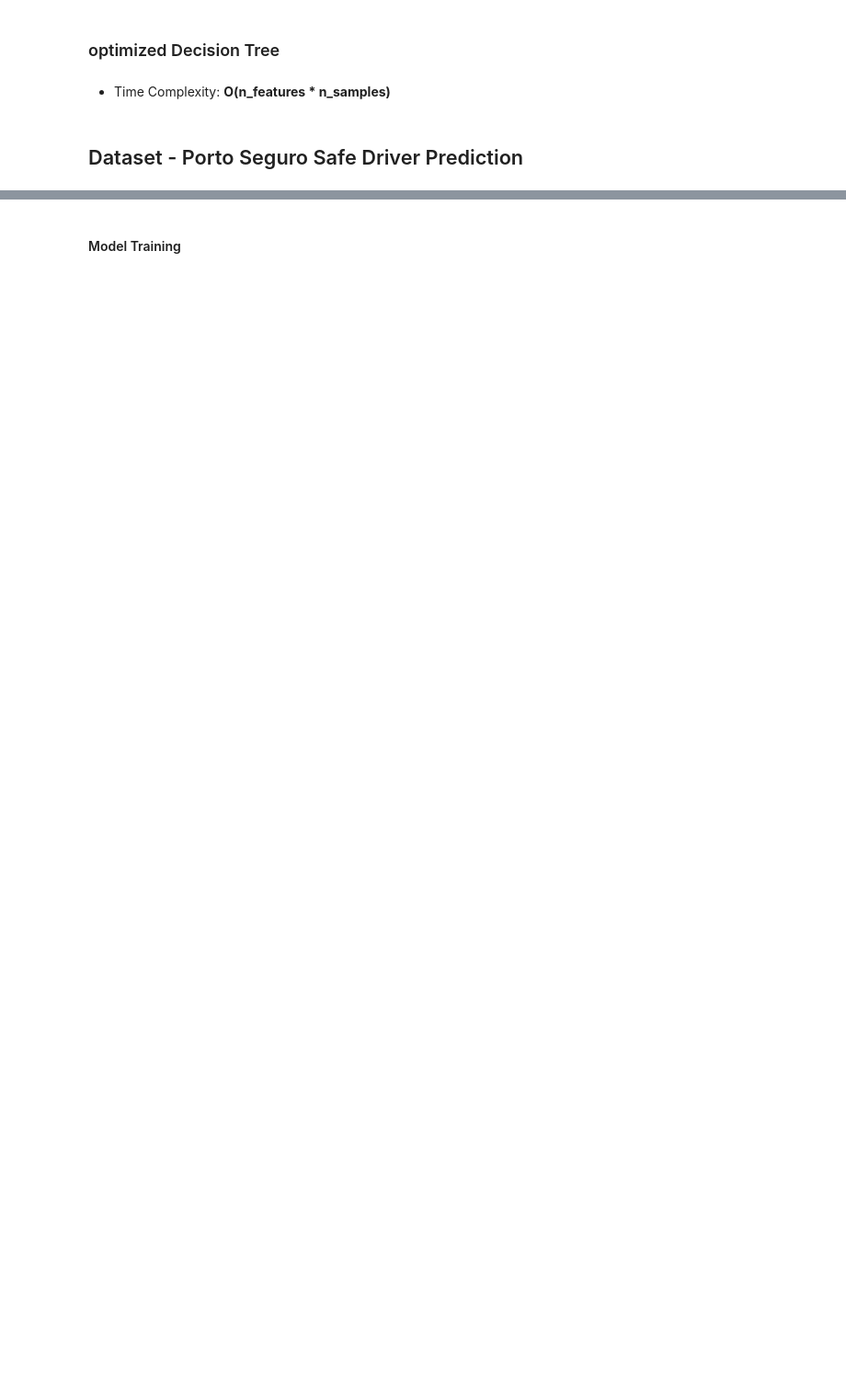
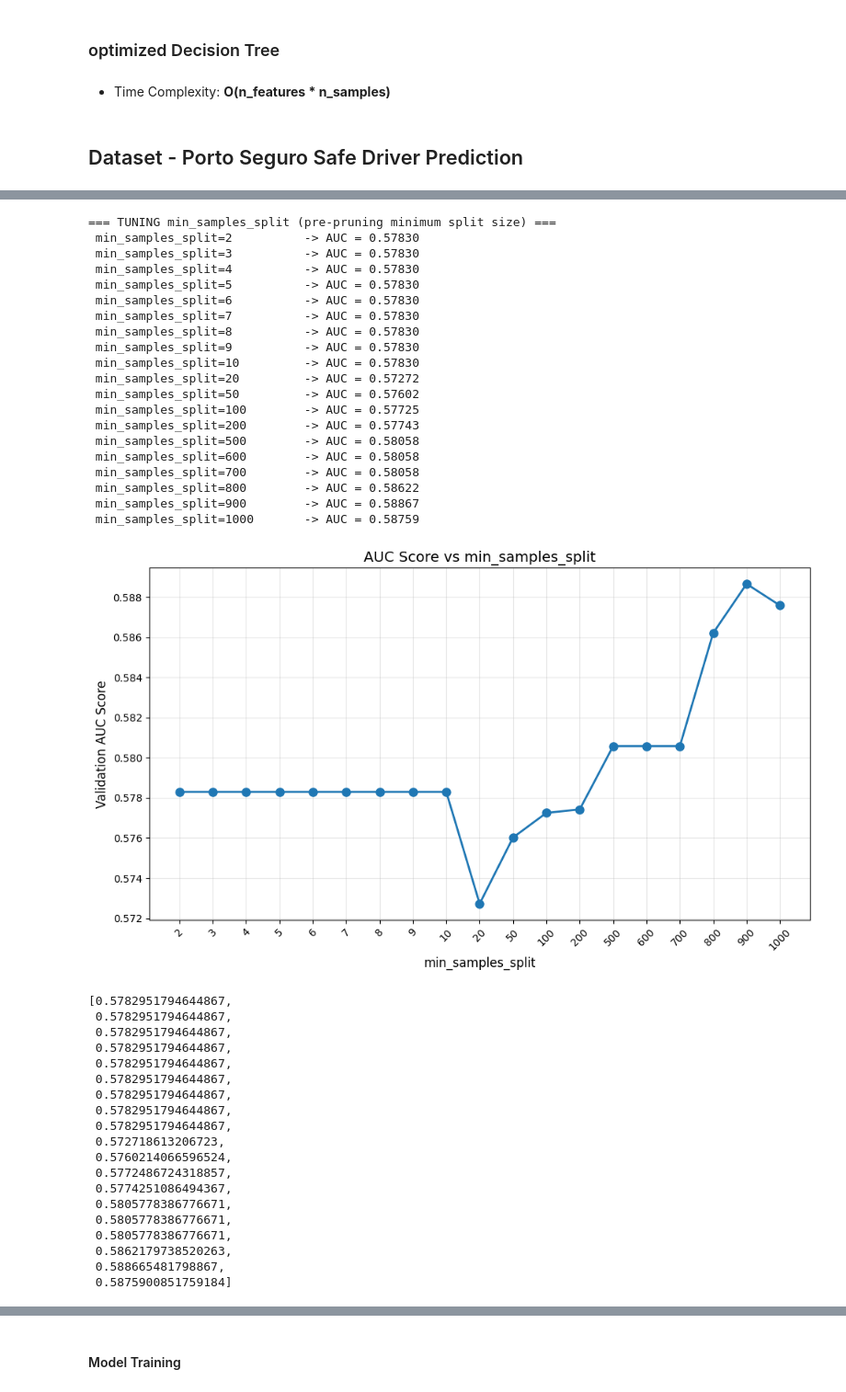
Before and after one commit to adarshanumula7/Insurance_Claim_Predictions, a Jupyter notebook: Models/Decision_Tree.ipynb, the cells around one changed output, grey strips where cells are left out. Shown at 92% size. Cells and saved outputs as stored; diff of their text form; code cells hidden in the pictures; blank space fills up the shorter version.

```diff
--- a/Models/Decision_Tree.ipynb
+++ b/Models/Decision_Tree.ipynb
@@ -344,0 +438,45 @@ test = test.astype(float)
+# %%
+print("\n=== TUNING min_samples_split (pre-pruning minimum split size) ===")
+split_vals = [2, 3, 4, 5, 6, 7, 8, 9, 10, 20, 50, 100, 200, 500, 600, 700, 800, 900, 1000]
+tune_and_plot('min_samples_split', split_vals, 'min_samples_split')
+# %% [output]
+=== TUNING min_samples_split (pre-pruning minimum split size) ===
+ min_samples_split=2          -> AUC = 0.57830
+ min_samples_split=3          -> AUC = 0.57830
+ min_samples_split=4          -> AUC = 0.57830
+ min_samples_split=5          -> AUC = 0.57830
+ min_samples_split=6          -> AUC = 0.57830
+ min_samples_split=7          -> AUC = 0.57830
+ min_samples_split=8          -> AUC = 0.57830
+ min_samples_split=9          -> AUC = 0.57830
+ min_samples_split=10         -> AUC = 0.57830
+ min_samples_split=20         -> AUC = 0.57272
+ min_samples_split=50         -> AUC = 0.57602
+ min_samples_split=100        -> AUC = 0.57725
+ min_samples_split=200        -> AUC = 0.57743
+ min_samples_split=500        -> AUC = 0.58058
+ min_samples_split=600        -> AUC = 0.58058
+ min_samples_split=700        -> AUC = 0.58058
+ min_samples_split=800        -> AUC = 0.58622
+ min_samples_split=900        -> AUC = 0.58867
+ min_samples_split=1000       -> AUC = 0.58759
+[figure, added]
+[0.5782951794644867,
+ 0.5782951794644867,
+ 0.5782951794644867,
+ 0.5782951794644867,
+ 0.5782951794644867,
+ 0.5782951794644867,
+ 0.5782951794644867,
+ 0.5782951794644867,
+ 0.5782951794644867,
+ 0.572718613206723,
+ 0.5760214066596524,
+ 0.5772486724318857,
+ 0.5774251086494367,
+ 0.5805778386776671,
+ 0.5805778386776671,
+ 0.5805778386776671,
+ 0.5862179738520263,
+ 0.588665481798867,
+ 0.5875900851759184]
```
Also changed, not shown: parts of 61 cells of this notebook.
